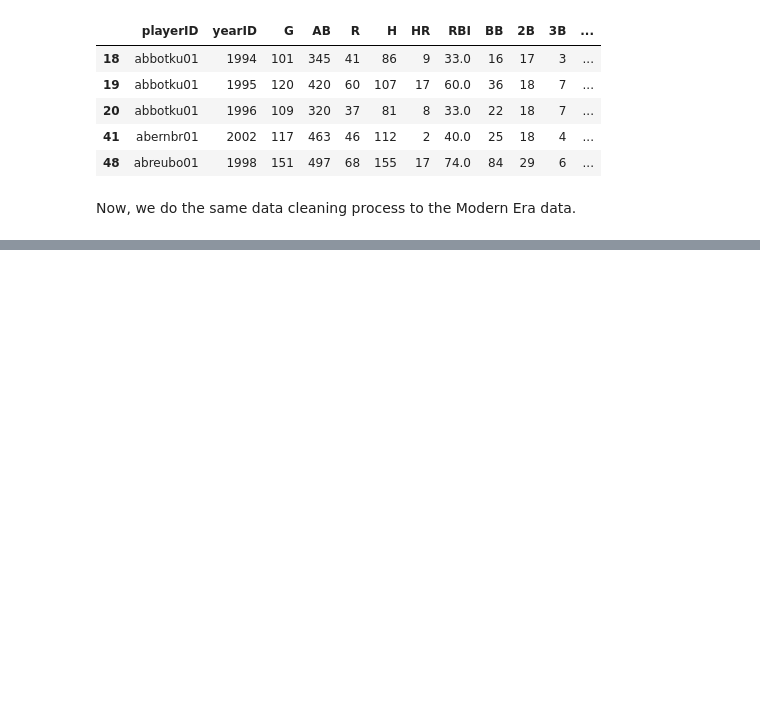
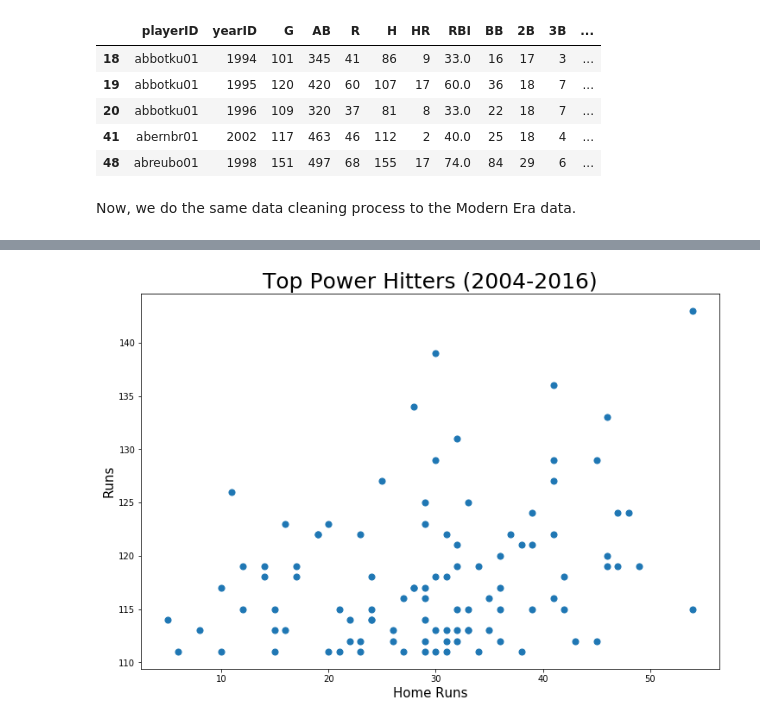
Before and after one commit to osanchez2323/Portfolio, a Jupyter notebook: Baseball Analysis/Baseball Analysis Notebook.ipynb, the cells around one changed output, grey strips where cells are left out. Cells and saved outputs as stored; diff of their text form; code cells hidden in the pictures; blank space fills up the shorter version.

```diff
--- a/Baseball Analysis/Baseball Analysis Notebook.ipynb
+++ b/Baseball Analysis/Baseball Analysis Notebook.ipynb
@@ -117,8 +124,7 @@ modern = modern[modern['yearID'].isin(modern_years)]
 
 modern = modern.groupby(['playerID', 'yearID'], as_index = False).sum()
 modern = modern[modern['G'] > 100]
-modern = modern.groupby(['playerID'], as_index = False).sum()
-modern = modern.drop(columns = ['yearID'])
+
 
 # Calculate additional baseball stats
 modern['AVG'] = round((modern['H'] / modern['AB']),3)
@@ -203,0 +257,8 @@ Loading BokehJS ...
+# %%
+top_modern.plot(kind = 'scatter', x = 'HR', y = 'R', s= 50, alpha = 1, figsize = (12,8))
+plt.title('Top Power Hitters (2004-2016)', size = 25)
+plt.xlabel('Home Runs', size = 15)
+plt.ylabel('Runs', size = 15)
+plt.show();
+# %% [output]
+[figure, added]
```
Also changed, not shown: parts of 5 cells of this notebook, 1 other file.
